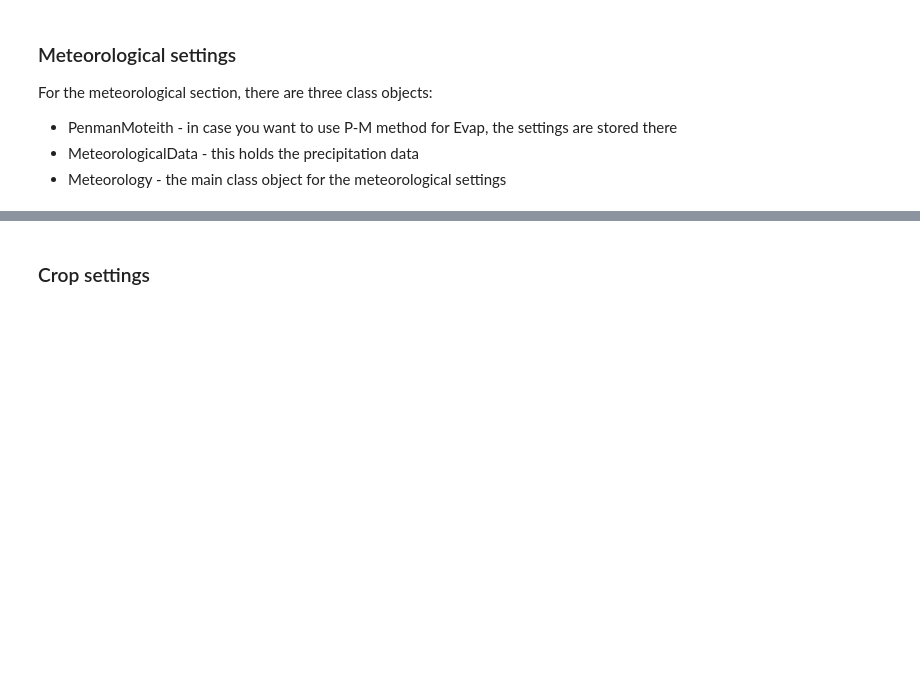
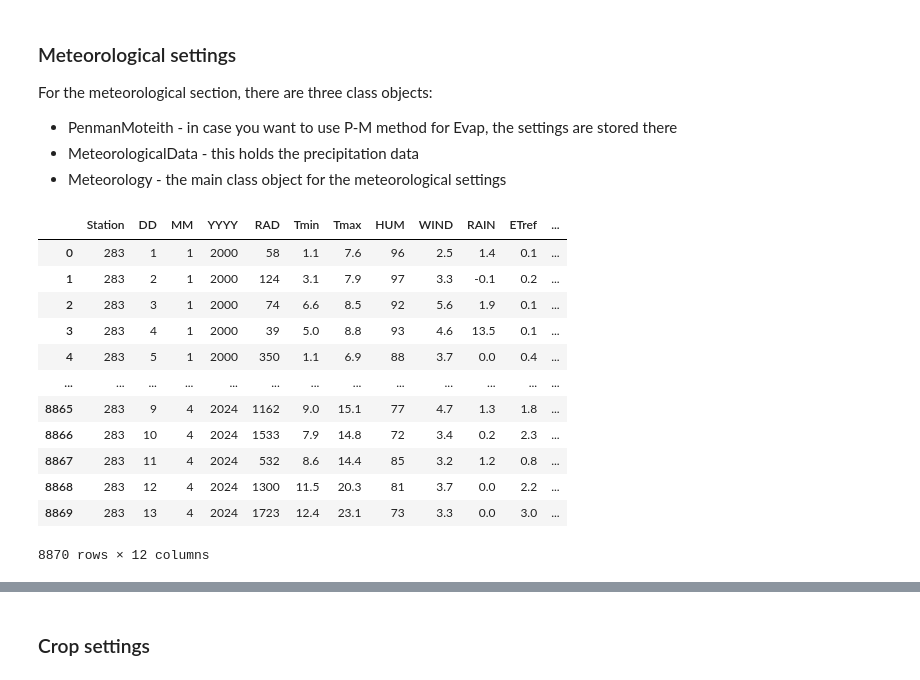
Before and after one commit to zawadzkim/pySWAP, a Jupyter notebook: pyswap/examples/1.hupselbrook/hupsel.ipynb, the cells around one changed output, grey strips where cells are left out. Drawn from its saved outputs; the diff is of its cells as text; code cells hidden in the pictures; blank space fills up the shorter version.

```diff
--- a/pyswap/examples/1.hupselbrook/hupsel.ipynb
+++ b/pyswap/examples/1.hupselbrook/hupsel.ipynb
@@ -65,3 +66,22 @@ meteo = Meteorology(
     swdivide=1,
     swmetdetail=0
 )
+# %%
+meteo_new = MeteorologicalData()
+meteo_new.weather_knmi(station='283')
+# %%
+meteo_new.file_meteo
+# %% [output]
+|  | Station | DD | MM | YYYY | RAD | Tmin | Tmax | HUM | WIND | RAIN | ETref | ... |
+| 0 | 283 | 1 | 1 | 2000 | 58 | 1.1 | 7.6 | 96 | 2.5 | 1.4 | 0.1 | ... |
+| 1 | 283 | 2 | 1 | 2000 | 124 | 3.1 | 7.9 | 97 | 3.3 | -0.1 | 0.2 | ... |
+| 2 | 283 | 3 | 1 | 2000 | 74 | 6.6 | 8.5 | 92 | 5.6 | 1.9 | 0.1 | ... |
+| 3 | 283 | 4 | 1 | 2000 | 39 | 5.0 | 8.8 | 93 | 4.6 | 13.5 | 0.1 | ... |
+| 4 | 283 | 5 | 1 | 2000 | 350 | 1.1 | 6.9 | 88 | 3.7 | 0.0 | 0.4 | ... |
+| ... | ... | ... | ... | ... | ... | ... | ... | ... | ... | ... | ... | ... |
+| 8865 | 283 | 9 | 4 | 2024 | 1162 | 9.0 | 15.1 | 77 | 4.7 | 1.3 | 1.8 | ... |
+| 8866 | 283 | 10 | 4 | 2024 | 1533 | 7.9 | 14.8 | 72 | 3.4 | 0.2 | 2.3 | ... |
+| 8867 | 283 | 11 | 4 | 2024 | 532 | 8.6 | 14.4 | 85 | 3.2 | 1.2 | 0.8 | ... |
+| 8868 | 283 | 12 | 4 | 2024 | 1300 | 11.5 | 20.3 | 81 | 3.7 | 0.0 | 2.2 | ... |
+| 8869 | 283 | 13 | 4 | 2024 | 1723 | 12.4 | 23.1 | 73 | 3.3 | 0.0 | 3.0 | ... |
+8870 rows × 12 columns
```
Also changed, not shown: parts of 16 cells of this notebook.
